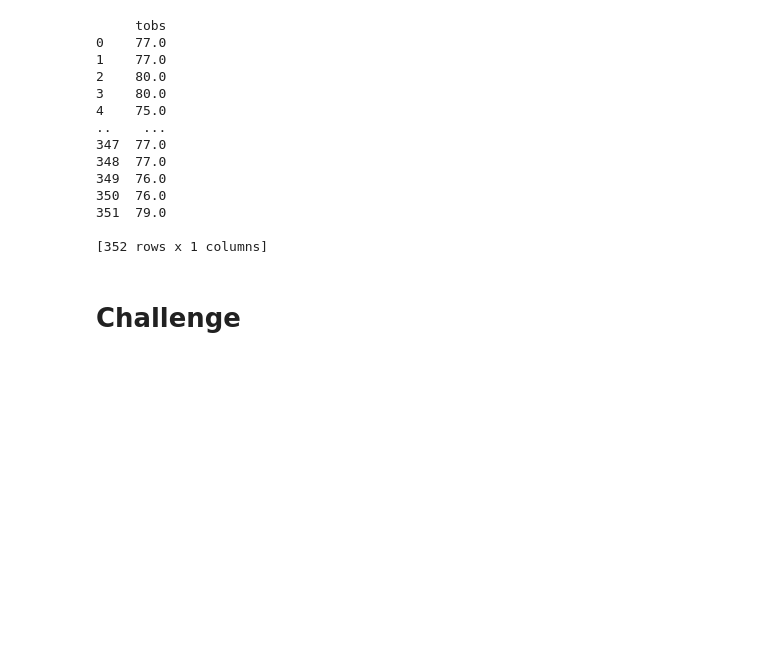
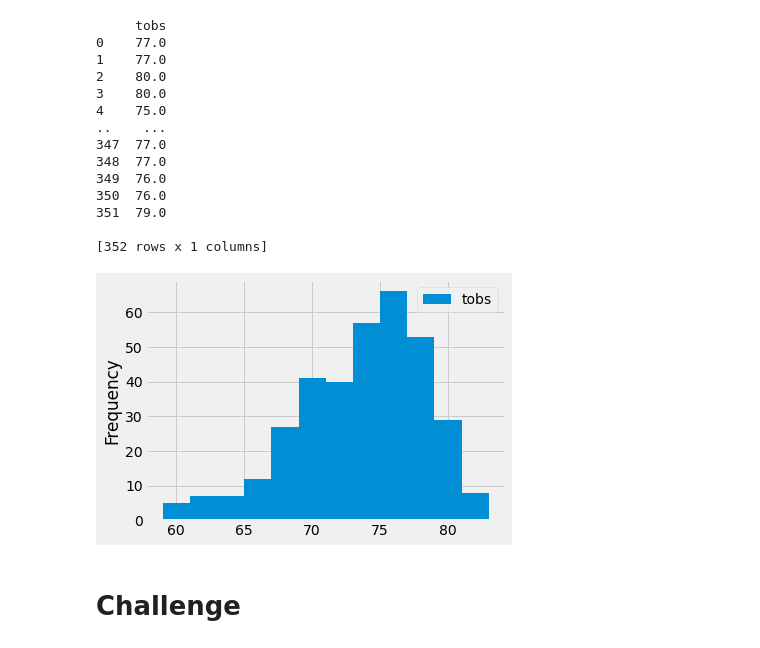
Before and after one commit to Wavelydavely/surfs_up, a Jupyter notebook: climate_analysis.ipynb, the cells around one changed output. Cells and saved outputs as stored; diff of their text form; code cells hidden in the pictures; blank space fills up the shorter version.

```diff
--- a/climate_analysis.ipynb
+++ b/climate_analysis.ipynb
@@ -131,6 +131,11 @@ print(df)
 351  79.0
 
 [352 rows x 1 columns]
+# %%
+df.plot.hist(bins=12)
+plt.tight_layout()
+# %% [output]
+[figure, added]
 # %%
 # Write a function called `calc_temps` that will accept start date and end date in the format '%Y-%m-%d'
 # and return the minimum, average, and maximum temperatures for that range of dates
```
Also changed, not shown: 2 other files.
